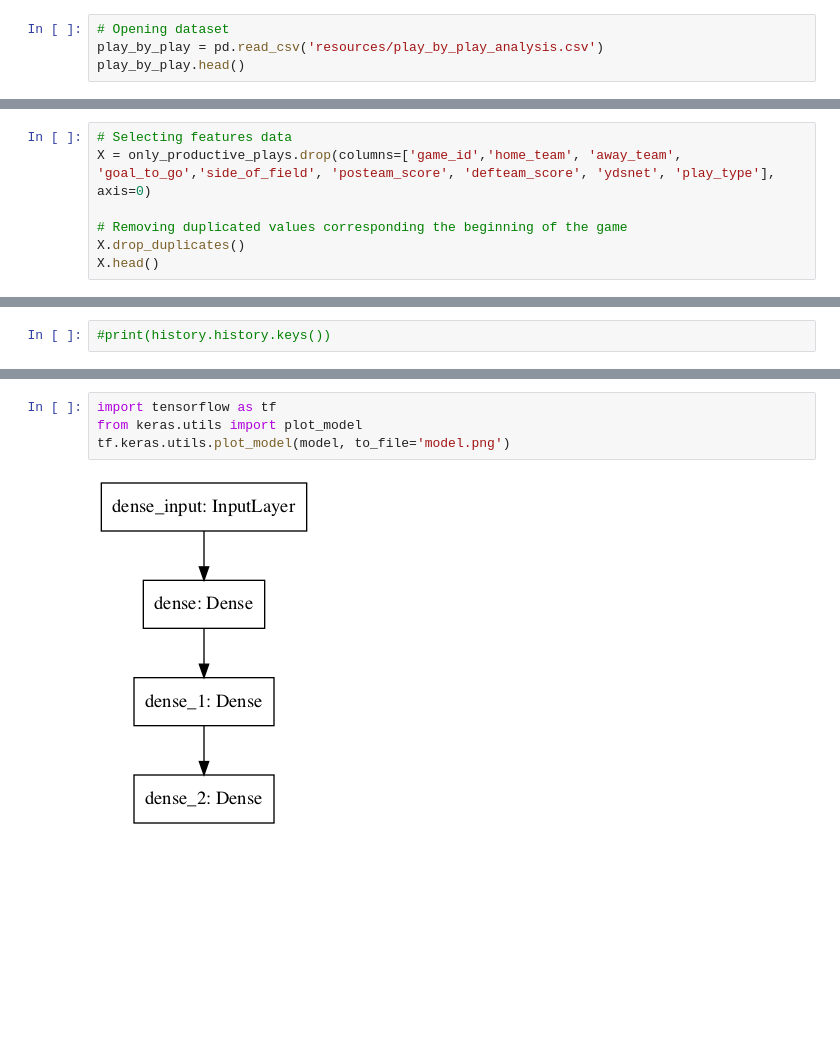
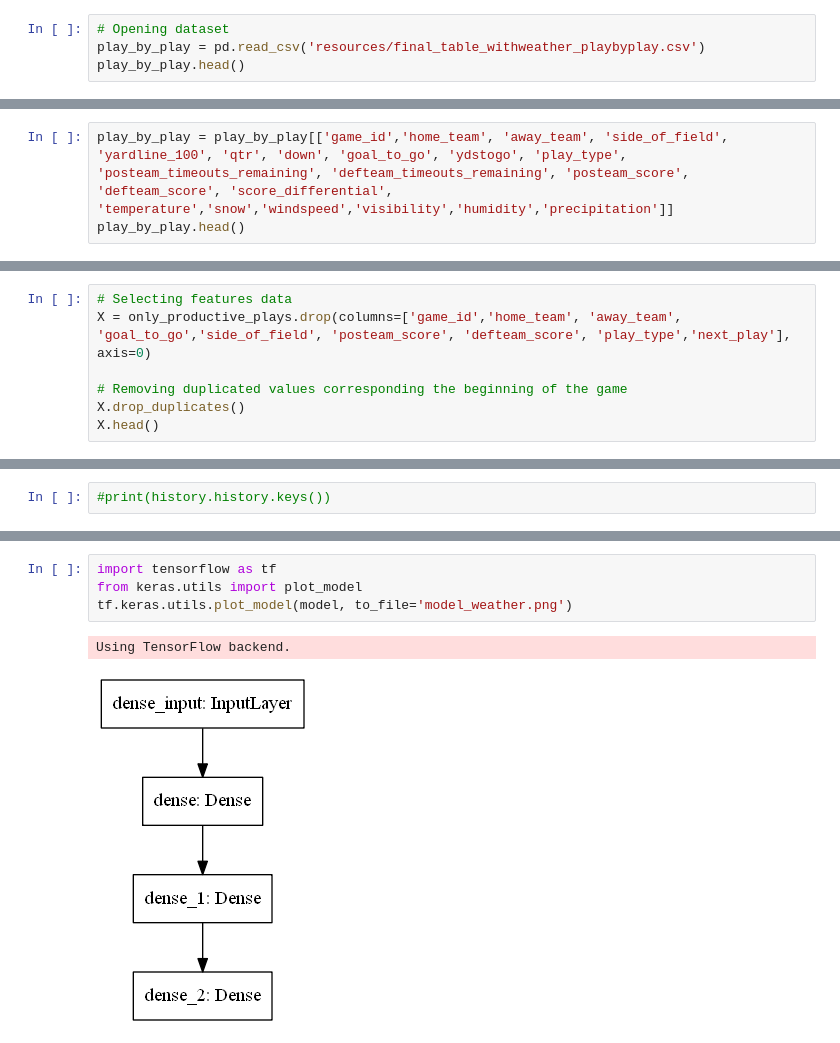
Before and after one commit to tiroger/Prediciting_NFL_Stats_ML, a Jupyter notebook: next_play_prediction.ipynb, the cells around one changed output, grey strips where cells are left out. Drawn from its saved outputs; the diff is of its cells as text; blank space fills up the shorter version.

Commit message:
weather data

```diff
--- a/next_play_prediction.ipynb
+++ b/next_play_prediction.ipynb
@@ -9,6 +9,6 @@ import matplotlib.pyplot as plt
 import seaborn as sns
 # %%
 # Opening dataset
-play_by_play = pd.read_csv('resources/play_by_play_analysis.csv')
+play_by_play = pd.read_csv('resources/final_table_withweather_playbyplay.csv')
 play_by_play.head()
 # %% [output]
@@ -20,0 +22,3 @@ play_by_play.head()
+# %%
+play_by_play = play_by_play[['game_id','home_team', 'away_team', 'side_of_field', 'yardline_100', 'qtr', 'down', 'goal_to_go', 'ydstogo', 'play_type', 'posteam_timeouts_remaining', 'defteam_timeouts_remaining', 'posteam_score', 'defteam_score', 'score_differential', 'temperature','snow','windspeed','visibility','humidity','precipitation']]
+play_by_play.head()
@@ -164,7 +175,7 @@ dtype: int64
 ### Data Pre-processing
 # %%
 # Selecting features data
-X = only_productive_plays.drop(columns=['game_id','home_team', 'away_team', 'goal_to_go','side_of_field', 'posteam_score', 'defteam_score', 'ydsnet', 'play_type'], axis=0)
+X = only_productive_plays.drop(columns=['game_id','home_team', 'away_team', 'goal_to_go','side_of_field', 'posteam_score', 'defteam_score', 'play_type','next_play'], axis=0)
 
 # Removing duplicated values corresponding the beginning of the game
 X.drop_duplicates()
@@ -772,9 +799,10 @@ You have mixed positional and keyword arguments, some input may be discarded.
 # %%
 import tensorflow as tf
 from keras.utils import plot_model
-tf.keras.utils.plot_model(model, to_file='model.png')
+tf.keras.utils.plot_model(model, to_file='model_weather.png')
 # %% [output]
+Using TensorFlow backend.
-[figure, old version]
+[figure, new version]
 # %%
 predictions = model.predict(X_top_feat_test_scaled)
 # predictions_DL = pd.DataFrame({"Prediction": predictions, "Actual": y_test})
```
Also changed, not shown: parts of 60 cells of this notebook, 6 other files.
